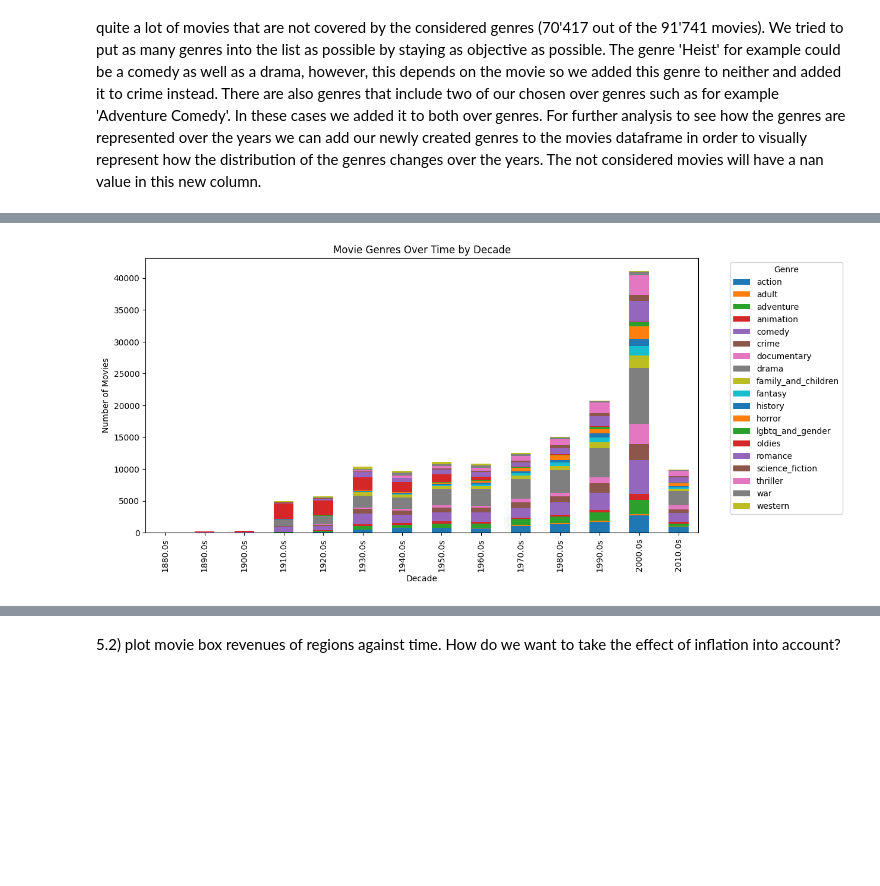
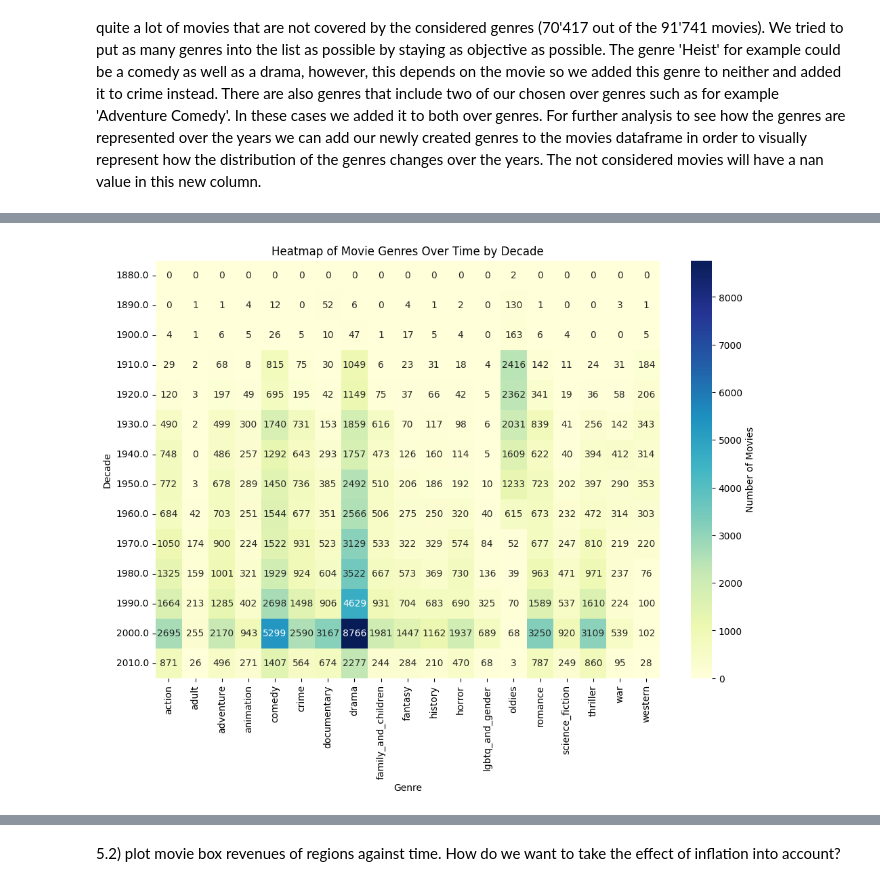
Before and after one commit to epfl-ada/ada-2023-project-onsecalme123, a Jupyter notebook: milestone2.ipynb, the cells around one changed output, grey strips where cells are left out. Saved outputs shown, nothing was run; the diff lists cells and outputs as text; code cells hidden in the pictures; blank space fills up the shorter version.

```diff
--- a/milestone2.ipynb
+++ b/milestone2.ipynb
@@ -1157,26 +1157,19 @@ movies_dataframe.head()
 # %%
 # Extract the decade from the 'date' column
 movies_dataframe['decade'] = (movies_dataframe['date'] // 10) * 10
 
 # Create a new DataFrame with columns for 'decade' and 'new_genre'
 df_stacked = movies_dataframe[['decade', 'new_genre']].explode('new_genre')
 
-# Group by 'decade' and 'new_genre', count occurrences, and unstack
+# Count occurrences of each genre per decade
 genre_counts = df_stacked.groupby(['decade', 'new_genre']).size().unstack(fill_value=0)
 
-# Create a stacked bar plot
-ax = genre_counts.plot(kind='bar', stacked=True, figsize=(12, 6))
-
-# Define the custom x-axis labels for the decades
-x_labels = ['{}s'.format(decade) for decade in genre_counts.index]
-
-# Set the x-axis labels
-ax.set_xticklabels(x_labels)
-
-plt.title('Movie Genres Over Time by Decade')
-plt.xlabel('Decade')
-plt.ylabel('Number of Movies')
-plt.legend(title='Genre', loc='upper left', bbox_to_anchor=(1.05, 1))
+# Create a heatmap
+plt.figure(figsize=(12, 8))
+sns.heatmap(genre_counts, cmap="YlGnBu", annot=True, fmt='d', cbar_kws={'label': 'Number of Movies'})
+plt.title('Heatmap of Movie Genres Over Time by Decade')
+plt.xlabel('Genre')
+plt.ylabel('Decade')
 plt.show()
 # %% [output]
-[figure, old version]
+[figure, new version]
```
Also changed, not shown: parts of 8 cells of this notebook.
